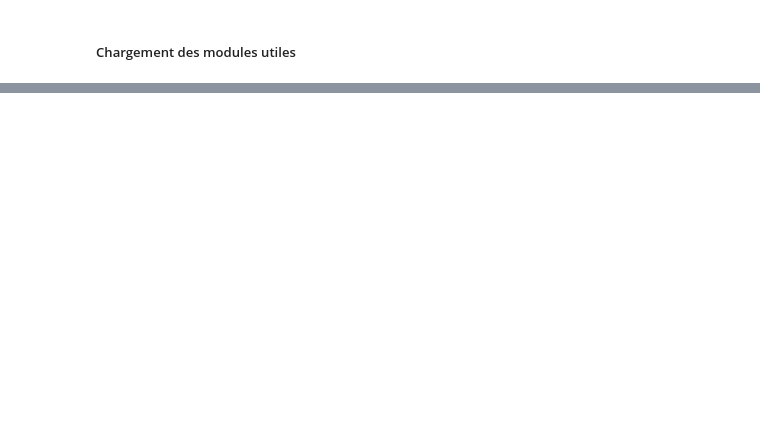
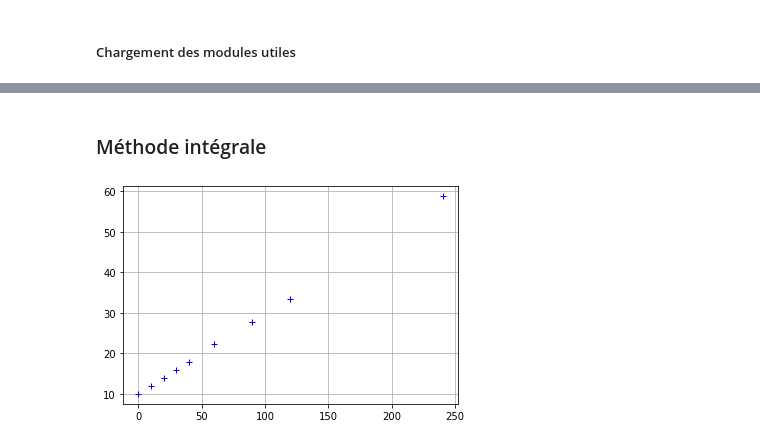
Before and after one commit to aurelien-pascal/chimie, a Jupyter notebook: chimie.ipynb, the cells around one changed output, grey strips where cells are left out. Cells and saved outputs as stored; diff of their text form; code cells hidden in the pictures; blank space fills up the shorter version.

```diff
--- a/chimie.ipynb
+++ b/chimie.ipynb
@@ -177,0 +65,8 @@ zero de la fonction :  0.00022810458575435173
+# %% [markdown]
+### Méthode intégrale
+# %%
+plt.plot( t, 1/(c0 - c) ,'b+' ,ms=15)
+plt.grid()
+plt.show()
+# %% [output]
+[figure, added]
```
Also changed, not shown: parts of 46 cells of this notebook, 1 other file.
